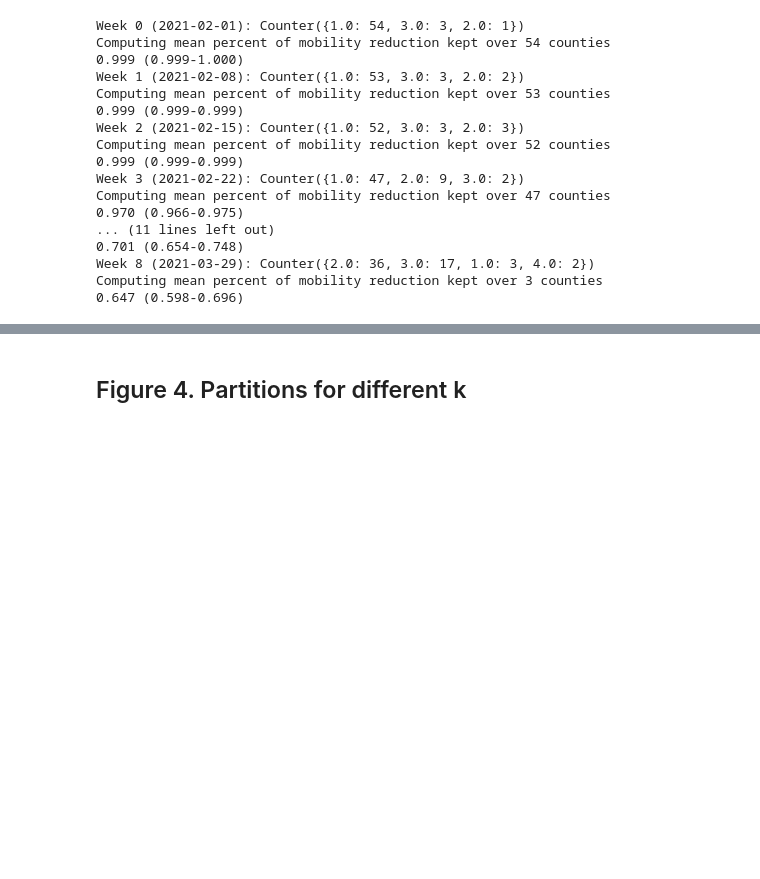
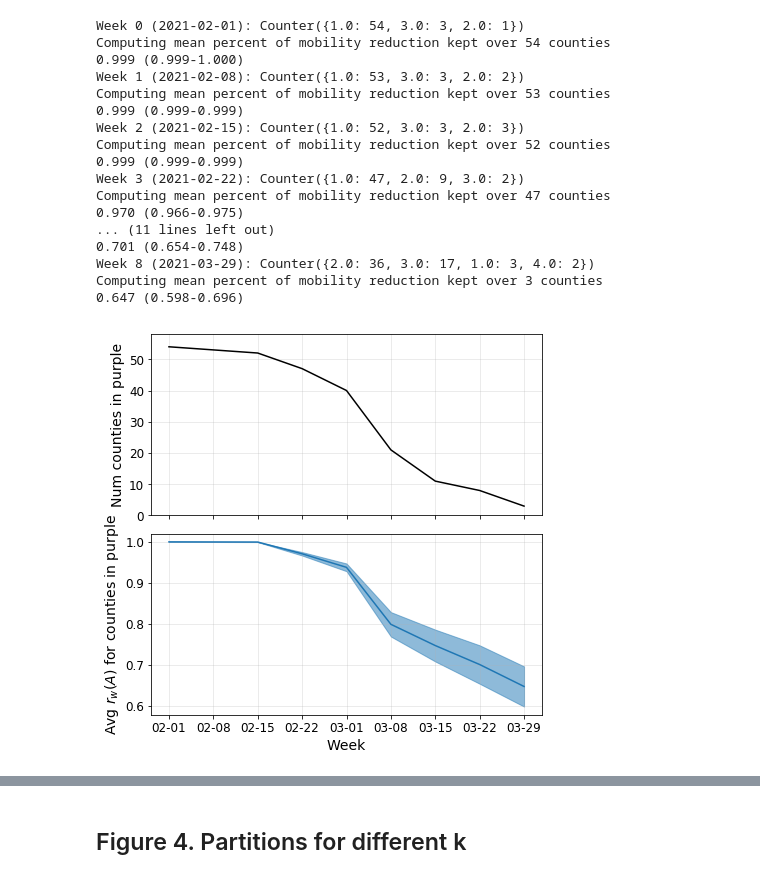
Before and after one commit to snap-stanford/covid-spillovers, a Jupyter notebook: make_figures.ipynb, the cells around one changed output, grey strips where cells are left out. Saved outputs shown, nothing was run; the diff lists cells and outputs as text; code cells hidden in the pictures; blank space fills up the shorter version.

```diff
--- a/make_figures.ipynb
+++ b/make_figures.ipynb
@@ -496,3 +502,27 @@ Computing mean percent of mobility reduction kept over 47 counties
 Week 8 (2021-03-29): Counter({2.0: 36, 3.0: 17, 1.0: 3, 4.0: 2})
 Computing mean percent of mobility reduction kept over 3 counties
 0.647 (0.598-0.696)
+# %%
+x = [datetime.datetime.strptime(s, '%Y-%m-%d') for s in dset.indices['weeks']]
+fig, axes = plt.subplots(2, 1, figsize=(7, 7), sharex=True)
+fig.subplots_adjust(hspace=0.1)
+
+ax = axes[0]
+ax.plot(x, num_counties_in_purple, color='black')
+ax.set_ylabel('Num counties in purple', fontsize=14)
+ax.xaxis.set_major_formatter(mdates.DateFormatter('%m-%d'))
+ax.tick_params(axis='both', which='major', labelsize=12)
+ax.set_ylim(0, 58)
+ax.grid(alpha=0.3)
+
+ax = axes[1]
+ax.plot(x, mean_pr, color='tab:blue')
+ax.fill_between(x, lower, upper, color='tab:blue', alpha=0.5)
+ax.xaxis.set_major_formatter(mdates.DateFormatter('%m-%d'))
+ax.set_xlabel('Week', fontsize=14)
+ax.set_ylabel(r'Avg $r_w(A)$ for counties in purple', fontsize=14)
+ax.tick_params(axis='both', which='major', labelsize=12)
+ax.grid(alpha=0.3)
+plt.savefig('./figs/rwa_over_real_tiers.pdf', bbox_inches='tight')
+# %% [output]
+[figure, added]
```
Also changed, not shown: parts of 5 cells of this notebook, 57 other files.
